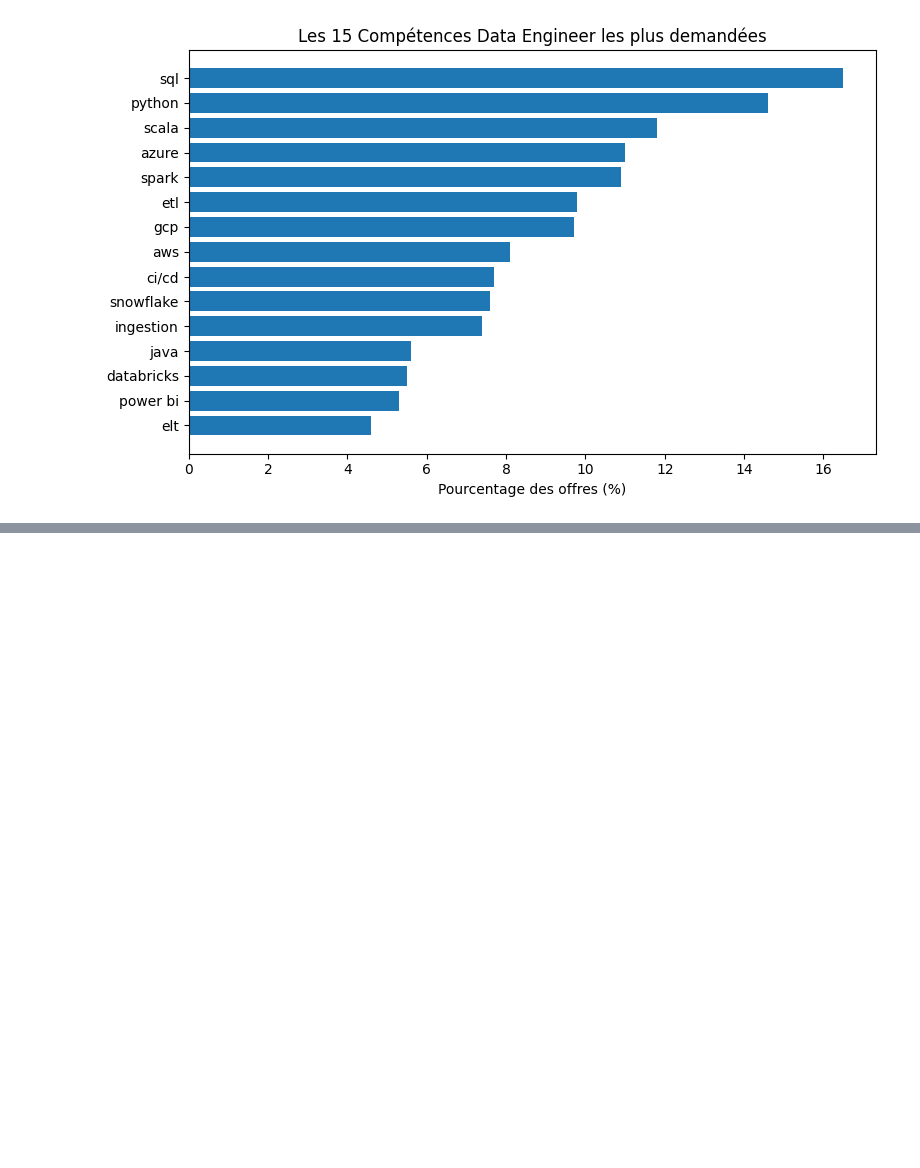
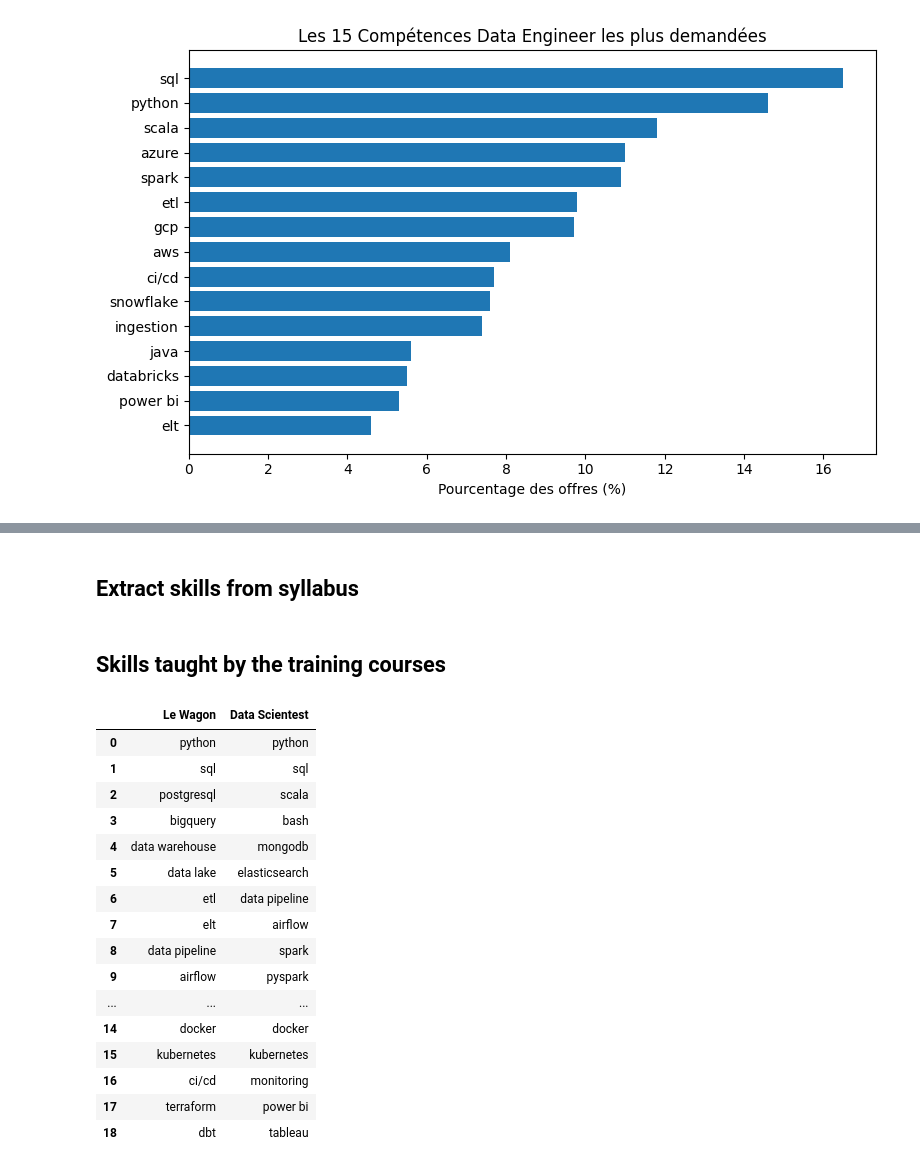
Before and after one commit to thcarole1/data-engineer-skills, a Jupyter notebook: notebooks/Data engineer skills.ipynb, the cells around one changed output, grey strips where cells are left out. Cells and saved outputs as stored; diff of their text form; code cells hidden in the pictures; blank space fills up the shorter version.

```diff
--- a/notebooks/Data engineer skills.ipynb
+++ b/notebooks/Data engineer skills.ipynb
@@ -270,0 +358,2 @@ plt.show()
+# %% [markdown]
+## Extract skills from syllabus
@@ -270,0 +407,29 @@ plt.show()
+# %% [markdown]
+## Skills taught by the training courses
+# %%
+# Format the skills from training courses into a Pandas dataframe
+formations = {
+    training_courses[0]["name"]: training_courses[0]["skills"],
+    training_courses[1]["name"]: training_courses[1]["skills"],
+}
+
+df_formations = pd.DataFrame.from_dict(formations, orient="index").transpose()
+display(df_formations)
+# %% [output]
+|  | Le Wagon | Data Scientest |
+| 0 | python | python |
+| 1 | sql | sql |
+| 2 | postgresql | scala |
+| 3 | bigquery | bash |
+| 4 | data warehouse | mongodb |
+| 5 | data lake | elasticsearch |
+| 6 | etl | data pipeline |
+| 7 | elt | airflow |
+| 8 | data pipeline | spark |
+| 9 | airflow | pyspark |
+| ... | ... | ... |
+| 14 | docker | docker |
+| 15 | kubernetes | kubernetes |
+| 16 | ci/cd | monitoring |
+| 17 | terraform | power bi |
+| 18 | dbt | tableau |
```
Also changed, not shown: parts of 13 cells of this notebook.
